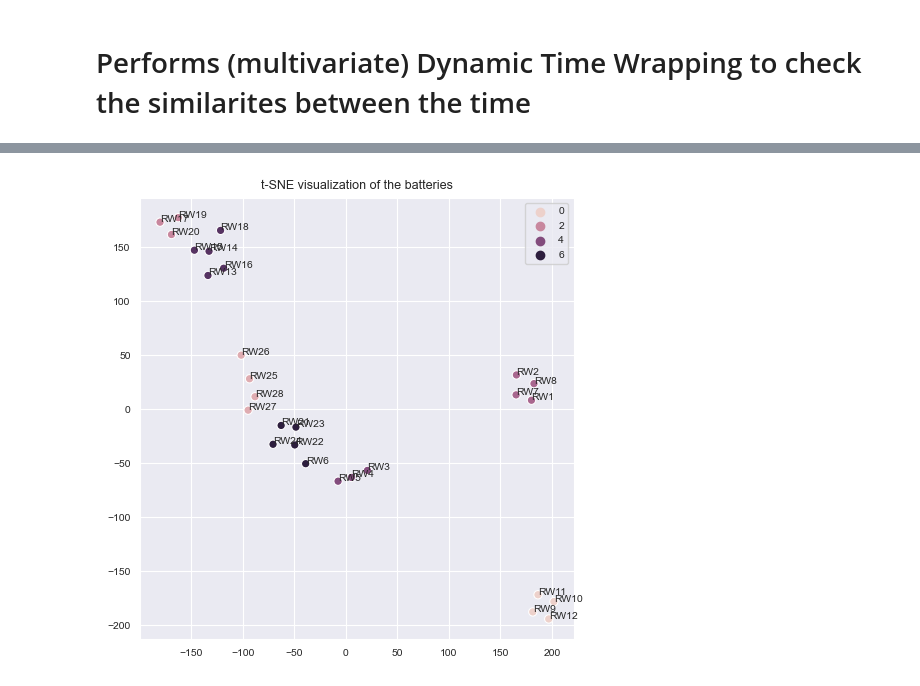
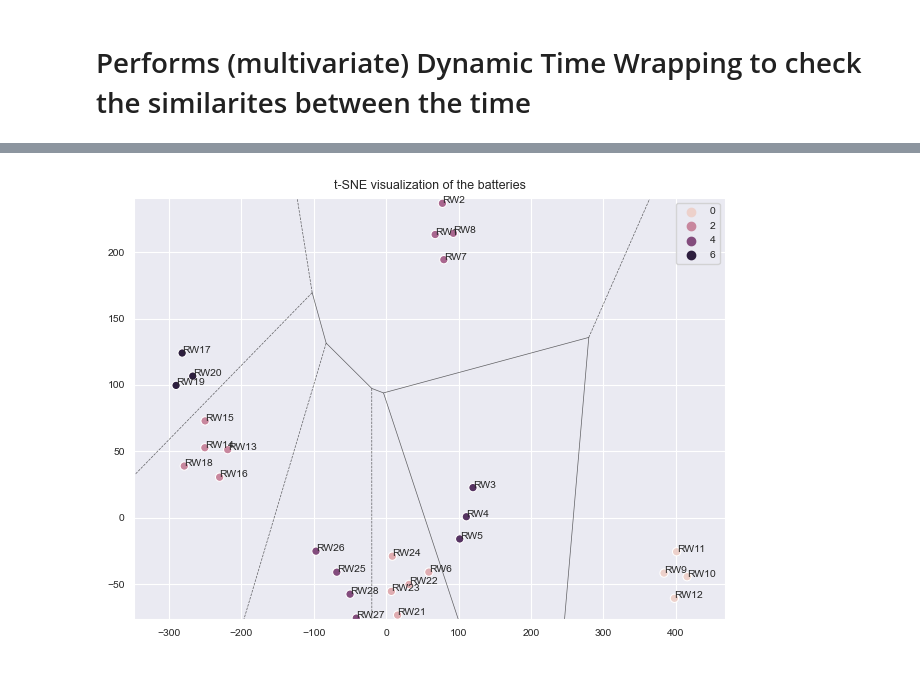
Before and after one commit to antongorillam/Lithium-Ion-Battery-Analysis, a Jupyter notebook: dynamic_time_warping.ipynb, the cells around one changed output, grey strips where cells are left out. Drawn from its saved outputs; the diff is of its cells as text; code cells hidden in the pictures.

Commit message:
Add figures to `jupyter`

```diff
--- a/dynamic_time_warping.ipynb
+++ b/dynamic_time_warping.ipynb
@@ -80,30 +81,33 @@ def clustering(distances, method='kmeans'):
 # %%
 %matplotlib widget
 
 # Reduce the dimensionality of the distance matrix using t-SNE
 tsne = TSNE(n_components=2, perplexity=4)
 tsne_distances = tsne.fit_transform(distances)
 
 # Visualize the t-SNE distances with sns
-sns.set_style('darkgrid')
-plt.figure(figsize=(5, 5))
-plt.title('t-SNE visualization of the batteries')
 
 # Add k-means centroids to the plot
 k_means_labels, centroids = clustering(tsne_distances, method=CLUSTERING)
 
+# Plot the Voronoi diagram
+vor = Voronoi(centroids)
+voronoi_plot_2d(vor, alpha=0.5, show_vertices=False, show_points=False, line_colors='black', line_width=0.5, line_alpha=0.6)
+
+sns.set_style('darkgrid')
+plt.title('t-SNE visualization of the batteries')
 
 sns.scatterplot(x=tsne_distances[:, 0], y=tsne_distances[:, 1], hue=k_means_labels)
 # add labels to the scatter plot
 for i, bat in enumerate(dfs_dict.keys()):
     plt.annotate(bat, (tsne_distances[i, 0], tsne_distances[i, 1]))
     # Make annotation a bit smaller to avoid overlap with the points
     plt.rcParams.update({'font.size': 7.5})
 
 plt.tight_layout()
 plt.show()
 # %% [output]
-[figure, old version]
+[figure, new version]
 # %%
 %matplotlib widget
 
```
Also changed, not shown: parts of 8 cells of this notebook.
